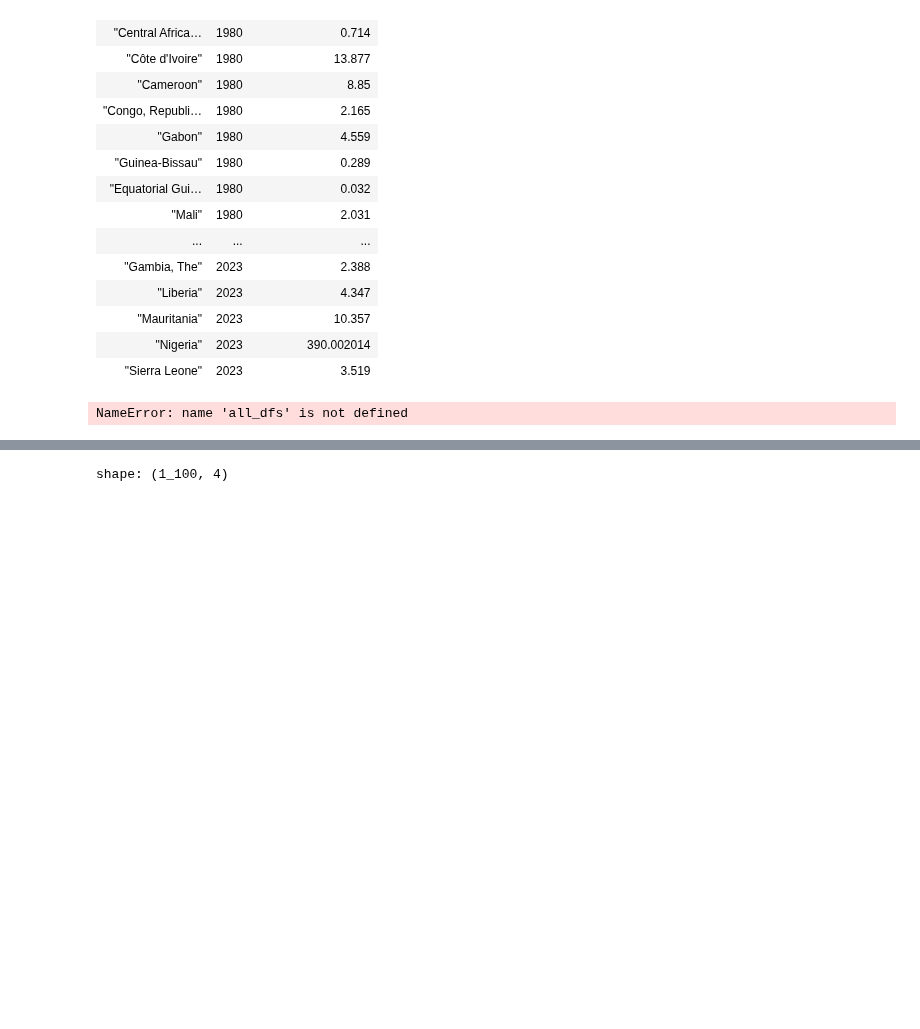
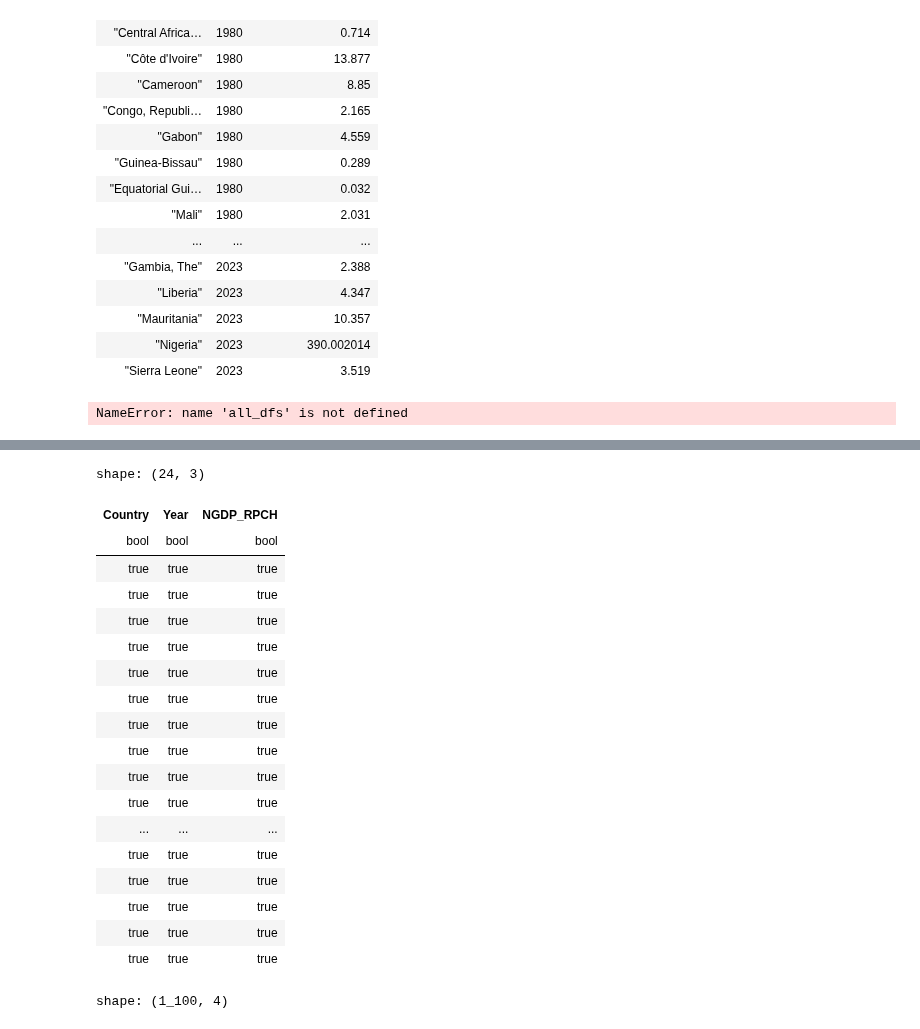
Before and after one commit to EduardoLZevallos/CFA_Franc_Analysis, a Jupyter notebook: scrap_notebooks/scrap_all_data.ipynb, the cells around one changed output, grey strips where cells are left out. Cells and saved outputs as stored; diff of their text form; code cells hidden in the pictures; blank space fills up the shorter version.

Commit message:
compeleted test for data retrieval, added test for data cleanup, only left to do the merge_duplicate_dfs test

```diff
--- a/scrap_notebooks/scrap_all_data.ipynb
+++ b/scrap_notebooks/scrap_all_data.ipynb
@@ -104,0 +146,2 @@ NameError: name 'all_dfs' is not defined
+# %%
+df = get_imf_data_df(sample_imf_data, indicator_abbrv)
@@ -105,3 +205,29 @@ NameError: name 'all_dfs' is not defined
+# %%
+df == pl.from_dict(df.to_dict(as_series=False), schema = {
+    "Country": pl.Utf8,
+    "Year": pl.Int32,
+    "NGDP_RPCH" : pl.Float32
+})
+# %% [output]
+shape: (24, 3)
+| Country | Year | NGDP_RPCH |
+| bool | bool | bool |
+| true | true | true |
+| true | true | true |
+| true | true | true |
+| true | true | true |
+| true | true | true |
+| true | true | true |
+| true | true | true |
+| true | true | true |
+| true | true | true |
+| true | true | true |
+| ... | ... | ... |
+| true | true | true |
+| true | true | true |
+| true | true | true |
+| true | true | true |
+| true | true | true |
 # %%
 new_all_dfs = []
 for df in all_dfs:
```
Also changed, not shown: parts of 15 cells of this notebook, 11 other files.
